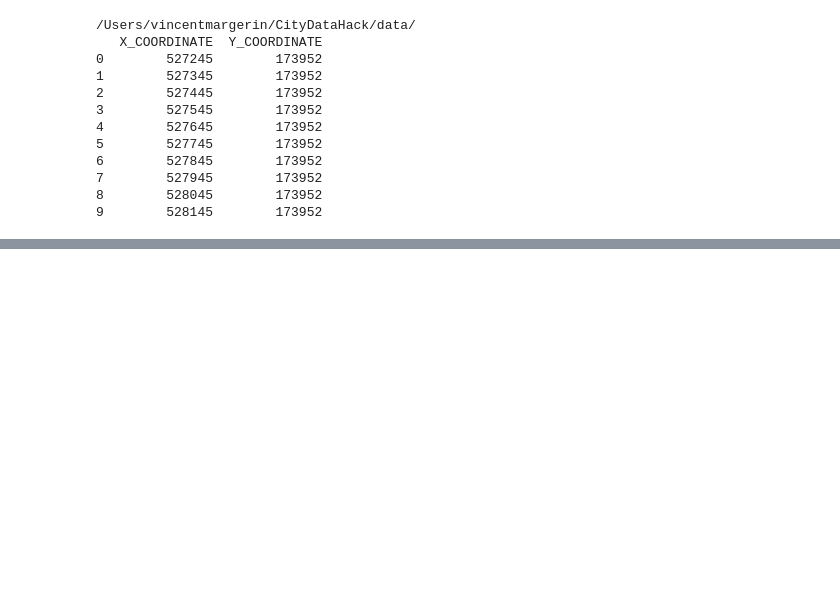
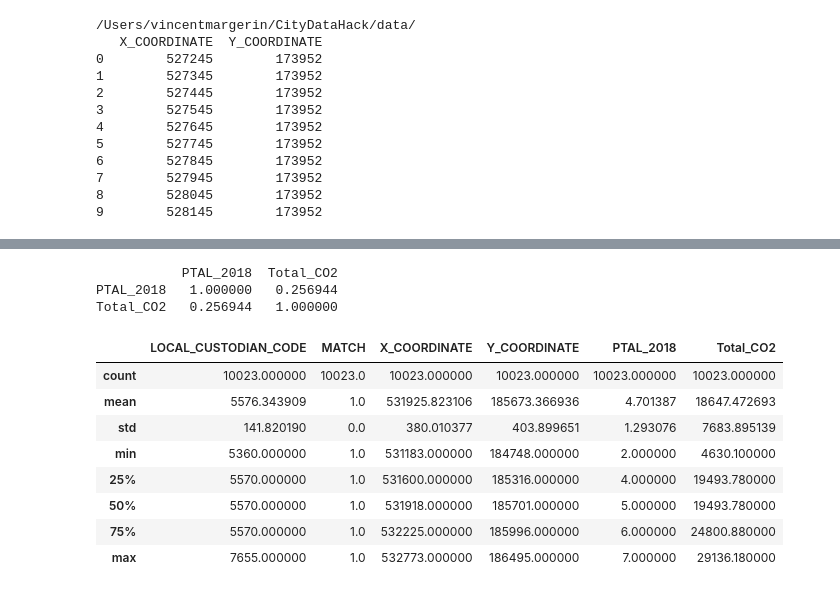
Before and after one commit to CityDataHack/O-One, a Jupyter notebook: Data_sourcer_POSTCODE_PTAL.ipynb, the cells around one changed output, grey strips where cells are left out. Saved outputs shown, nothing was run; the diff lists cells and outputs as text; code cells hidden in the pictures; blank space fills up the shorter version.

```diff
--- a/Data_sourcer_POSTCODE_PTAL.ipynb
+++ b/Data_sourcer_POSTCODE_PTAL.ipynb
@@ -75,0 +64,9 @@ df.head()
+# %%
+postcode = 'N5'
+df = get_data(postcode)
+df['Region'] = postcode
+# %%
+df= df.replace(to_replace= {'PTAL_2018': {'6a': '6', '6b': '7'}})
+df['PTAL_2018'].value_counts()
+df['PTAL_2018']= pd.to_numeric(df['PTAL_2018'])
+df.describe()
@@ -97,0 +103,8 @@ EC1 = get_data('EC1')
+# %%
+datapath2= 'CO2_dataframe.csv'
+co2_df = pd.read_csv(directory + datapath2, thousands=',')
+co2_df = co2_df.rename(columns= {'Total': 'Total_CO2', \
+                                 'Easting': 'X_COORDINATE', \
+                                 'Northing': 'Y_COORDINATE'})
+co2_df.head()
+#co2_df['Total_CO2']= co2_df['Total_CO2'].apply(lambda x: x.replace('\t', ''))
@@ -120,0 +141,20 @@ EC1
+# %%
+scores = df[['PTAL_2018', 'Total_CO2']]
+ptal_co2 = pd.DataFrame.corr(scores)
+print(ptal_co2)ssx_openmapping_gb_v1
+# %% [output]
+           PTAL_2018  Total_CO2
+PTAL_2018   1.000000   0.256944
+Total_CO2   0.256944   1.000000
+# %%
+df.describe()
+# %% [output]
+|  | LOCAL_CUSTODIAN_CODE | MATCH | X_COORDINATE | Y_COORDINATE | PTAL_2018 | Total_CO2 |
+| count | 10023.000000 | 10023.0 | 10023.000000 | 10023.000000 | 10023.000000 | 10023.000000 |
+| mean | 5576.343909 | 1.0 | 531925.823106 | 185673.366936 | 4.701387 | 18647.472693 |
+| std | 141.820190 | 0.0 | 380.010377 | 403.899651 | 1.293076 | 7683.895139 |
+| min | 5360.000000 | 1.0 | 531183.000000 | 184748.000000 | 2.000000 | 4630.100000 |
+| 25% | 5570.000000 | 1.0 | 531600.000000 | 185316.000000 | 4.000000 | 19493.780000 |
+| 50% | 5570.000000 | 1.0 | 531918.000000 | 185701.000000 | 5.000000 | 19493.780000 |
+| 75% | 5570.000000 | 1.0 | 532225.000000 | 185996.000000 | 6.000000 | 24800.880000 |
+| max | 7655.000000 | 1.0 | 532773.000000 | 186495.000000 | 7.000000 | 29136.180000 |
```
Also changed, not shown: parts of 12 cells of this notebook.
